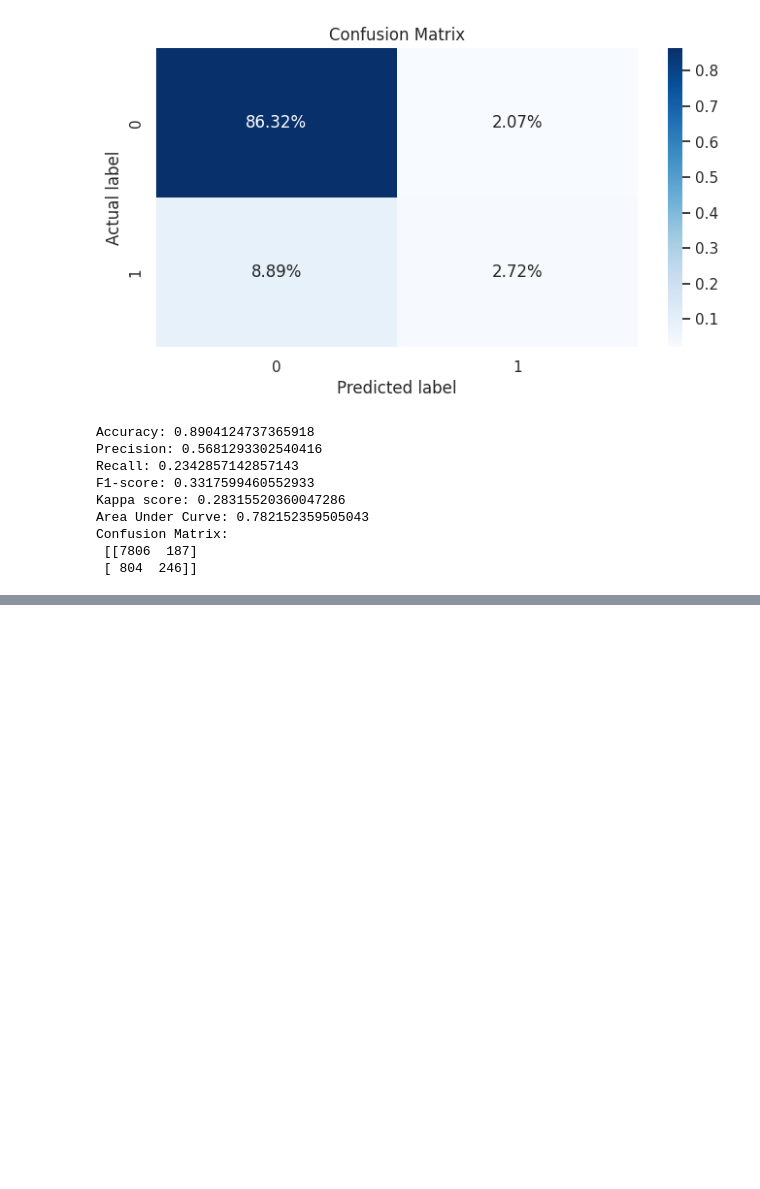
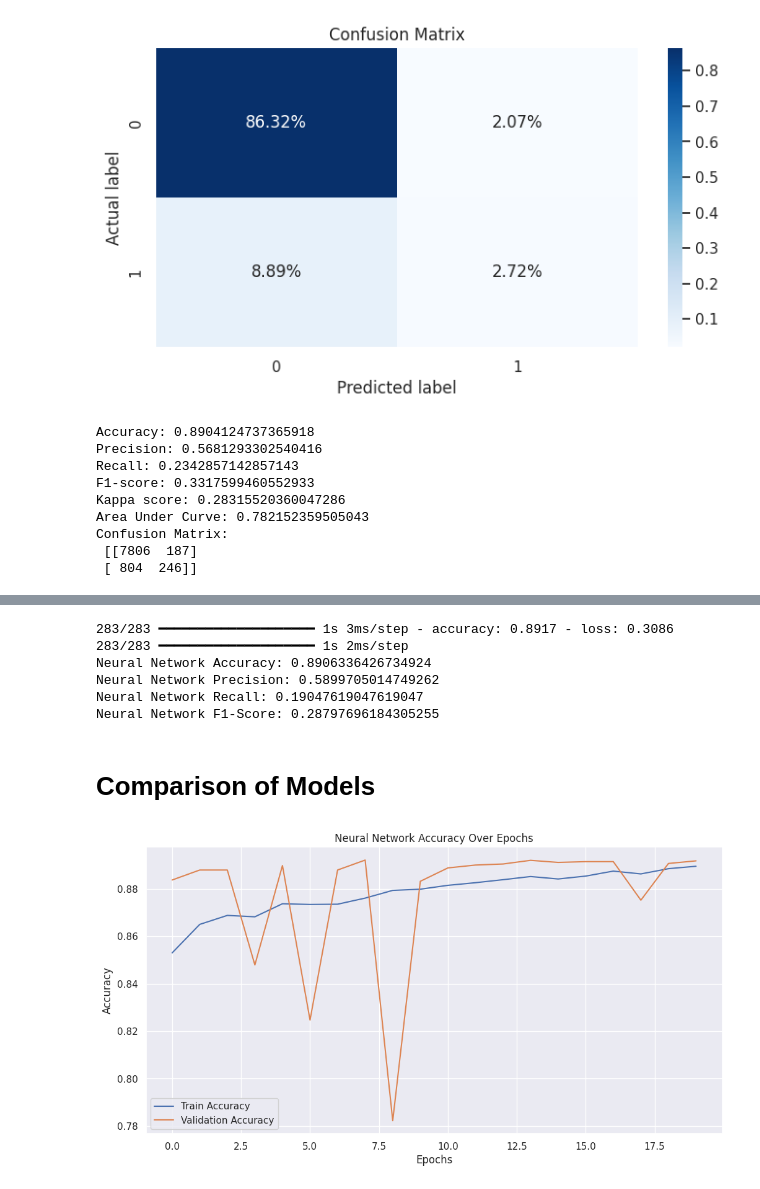
Before and after one commit to Chanminii/Bank-Marketing-prediction, a Jupyter notebook: mlcw.ipynb, the cells around one changed output, grey strips where cells are left out. Saved outputs shown, nothing was run; the diff lists cells and outputs as text; code cells hidden in the pictures; blank space fills up the shorter version.

```diff
--- a/mlcw.ipynb
+++ b/mlcw.ipynb
@@ -489,0 +418,19 @@ weighted avg       0.87      0.89      0.87      9043
+# %%
+# Initialize and define the neural network model
+nn_model = Sequential([
+    Dense(32, activation='relu', input_shape=(X_train.shape[1],)),
+    Dense(16, activation='relu'),
+    Dense(1, activation='sigmoid')
+])
+
+# Compile the model
+nn_model.compile(optimizer='adam', loss='binary_crossentropy', metrics=['accuracy'])
+
+# Convert y_train and y_test to numerical format if they are not already
+if y_train.dtype == object:  # Check if y_train is of type object (string)
+    y_train = y_train.map({'no': 0, 'yes': 1})  # Map 'no' to 0 and 'yes' to 1
+if y_test.dtype == object:
+    y_test = y_test.map({'no': 0, 'yes': 1})
+
+# Train the model
+history = nn_model.fit(X_train, y_train, epochs=20, batch_size=32, validation_data=(X_test, y_test), verbose=1)
@@ -489,0 +455,35 @@ weighted avg       0.87      0.89      0.87      9043
+# %%
+# Evaluate the model
+from sklearn.metrics import accuracy_score, precision_score, recall_score, f1_score # Import necessary functions
+
+nn_loss, nn_accuracy = nn_model.evaluate(X_test, y_test)
+nn_predictions = (nn_model.predict(X_test) > 0.5).astype(int)
+nn_precision = precision_score(y_test, nn_predictions)
+nn_recall = recall_score(y_test, nn_predictions)
+nn_f1 = f1_score(y_test, nn_predictions)
+
+print("Neural Network Accuracy:", nn_accuracy)
+print("Neural Network Precision:", nn_precision)
+print("Neural Network Recall:", nn_recall)
+print("Neural Network F1-Score:", nn_f1)
+# %% [output]
+283/283 ━━━━━━━━━━━━━━━━━━━━ 1s 3ms/step - accuracy: 0.8917 - loss: 0.3086
+283/283 ━━━━━━━━━━━━━━━━━━━━ 1s 2ms/step
+Neural Network Accuracy: 0.8906336426734924
+Neural Network Precision: 0.5899705014749262
+Neural Network Recall: 0.19047619047619047
+Neural Network F1-Score: 0.28797696184305255
+# %% [markdown]
+# Comparison of Models
+# %%
+# Visualization of Neural Network Training History
+plt.figure(figsize=(12, 6))
+plt.plot(history.history['accuracy'], label='Train Accuracy')
+plt.plot(history.history['val_accuracy'], label='Validation Accuracy')
+plt.title('Neural Network Accuracy Over Epochs')
+plt.xlabel('Epochs')
+plt.ylabel('Accuracy')
+plt.legend()
+plt.show()
+# %% [output]
+[figure, added]
```
Also changed, not shown: parts of 8 cells of this notebook.
